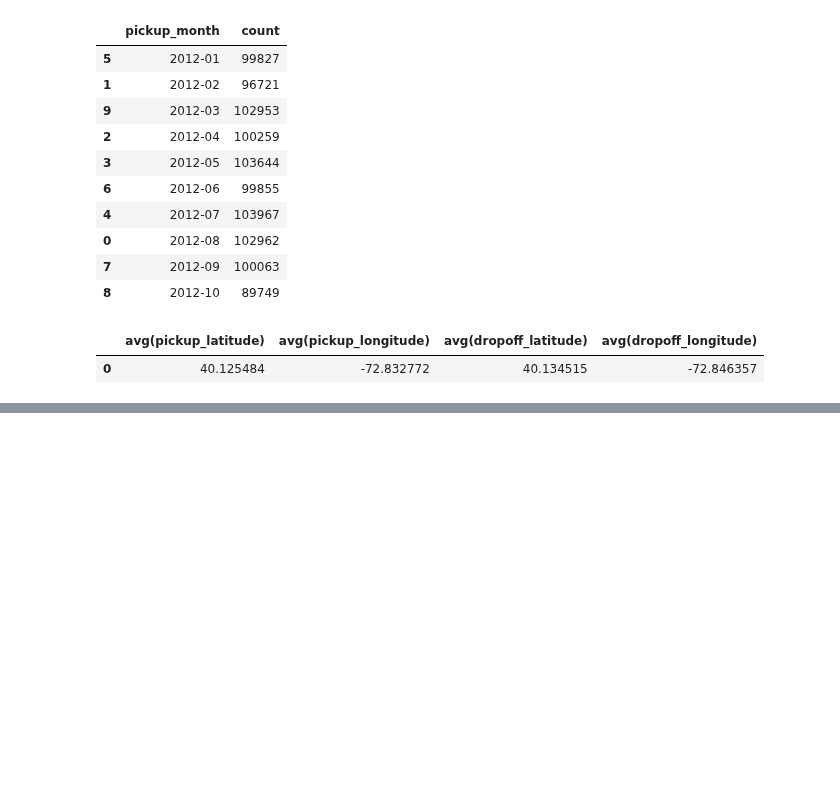
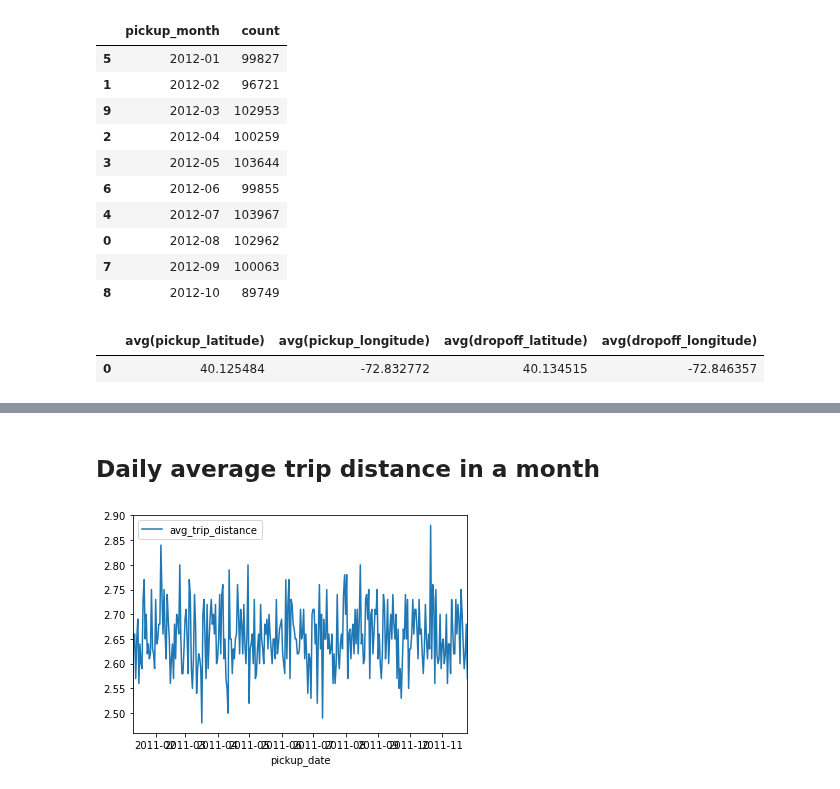
Before and after one commit to gabfr/data-engineering-nanodegree, a Jupyter notebook: explorations/nyc-taxi-challenge.ipynb, the cells around one changed output, grey strips where cells are left out. Cells and saved outputs as stored; diff of their text form; code cells hidden in the pictures; blank space fills up the shorter version.

```diff
--- a/explorations/nyc-taxi-challenge.ipynb
+++ b/explorations/nyc-taxi-challenge.ipynb
@@ -459,0 +541,20 @@ pickup_map.save(outfile="outputs/pickups_map.html")
+# %% [markdown]
+## Daily average trip distance in a month
+# %%
+sql_query = """
+    SELECT
+        pickup_date,
+        avg_trip_distance
+    FROM
+        bi_daily_avg_trip_distance
+    WHERE
+        EXTRACT(yr FROM pickup_date) = {}
+""".format('2011')
+
+df = sqlio.read_sql_query(sql_query, conn).sort_values(by='pickup_date')
+
+
+df.plot(x='pickup_date', y='avg_trip_distance')
+plt.show()
+# %% [output]
+[figure, added]
```
Also changed, not shown: parts of 16 cells of this notebook.
